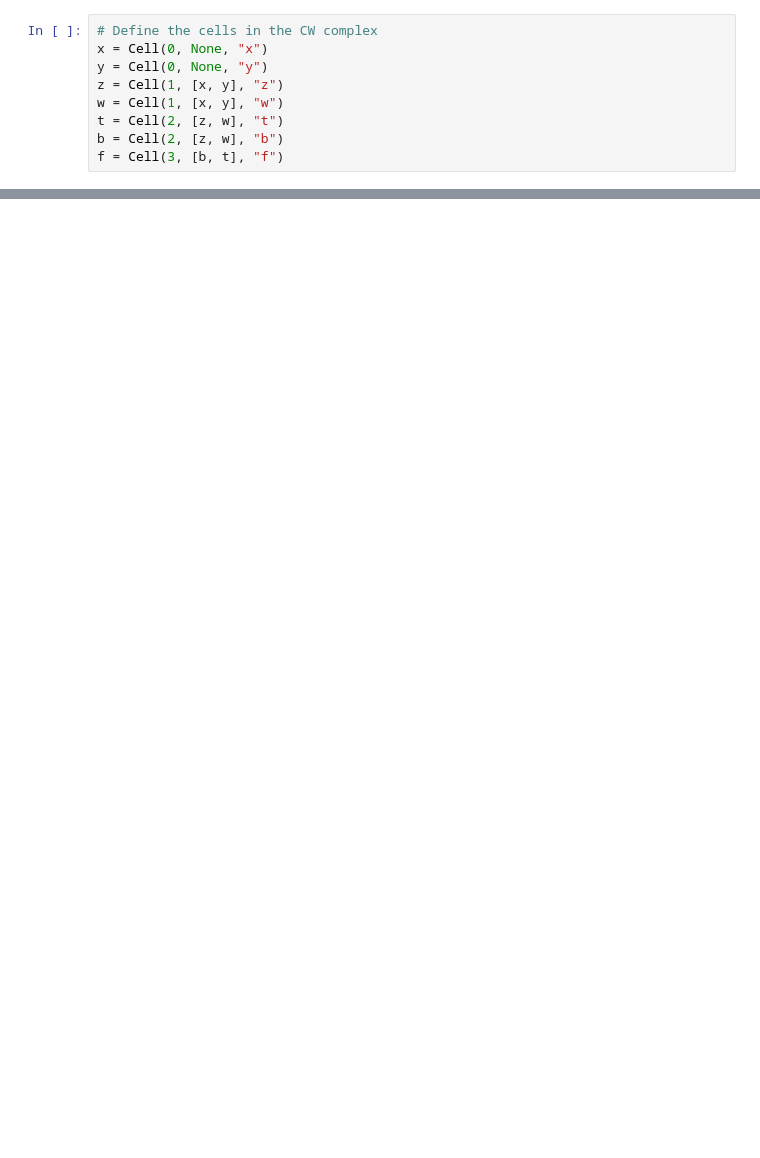
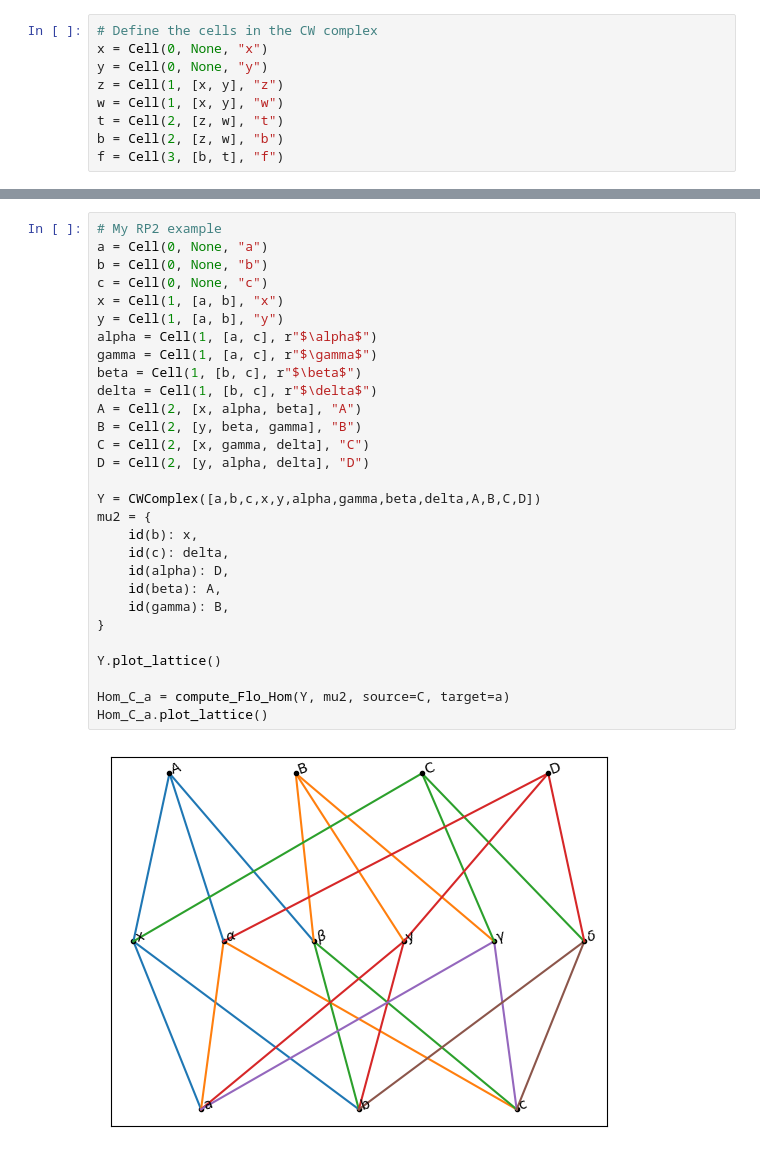
Before and after one commit to bjornarhem/discrete_flow, a Jupyter notebook: discrete_flow_computation.ipynb, the cells around one changed output, grey strips where cells are left out. Saved outputs shown, nothing was run; the diff lists cells and outputs as text; blank space fills up the shorter version.

```diff
--- a/discrete_flow_computation.ipynb
+++ b/discrete_flow_computation.ipynb
@@ -227,0 +34,31 @@ plot_lattice(X_by_dim)
+# %%
+# My RP2 example
+a = Cell(0, None, "a")
+b = Cell(0, None, "b")
+c = Cell(0, None, "c")
+x = Cell(1, [a, b], "x")
+y = Cell(1, [a, b], "y")
+alpha = Cell(1, [a, c], r"$\alpha$")
+gamma = Cell(1, [a, c], r"$\gamma$")
+beta = Cell(1, [b, c], r"$\beta$")
+delta = Cell(1, [b, c], r"$\delta$")
+A = Cell(2, [x, alpha, beta], "A")
+B = Cell(2, [y, beta, gamma], "B")
+C = Cell(2, [x, gamma, delta], "C")
+D = Cell(2, [y, alpha, delta], "D")
+
+Y = CWComplex([a,b,c,x,y,alpha,gamma,beta,delta,A,B,C,D])
+mu2 = {
+    id(b): x,
+    id(c): delta,
+    id(alpha): D,
+    id(beta): A,
+    id(gamma): B,
+}
+
+Y.plot_lattice()
+
+Hom_C_a = compute_Flo_Hom(Y, mu2, source=C, target=a)
+Hom_C_a.plot_lattice()
+# %% [output]
+[figure, added]
```
Also changed, not shown: parts of 13 cells of this notebook, 1 other file.
